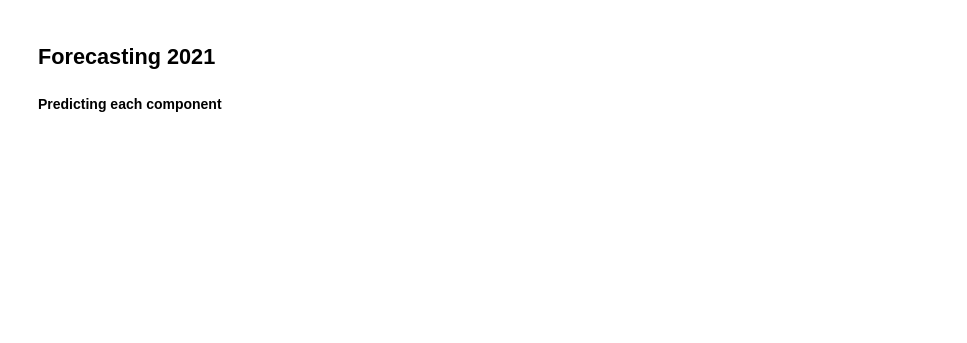
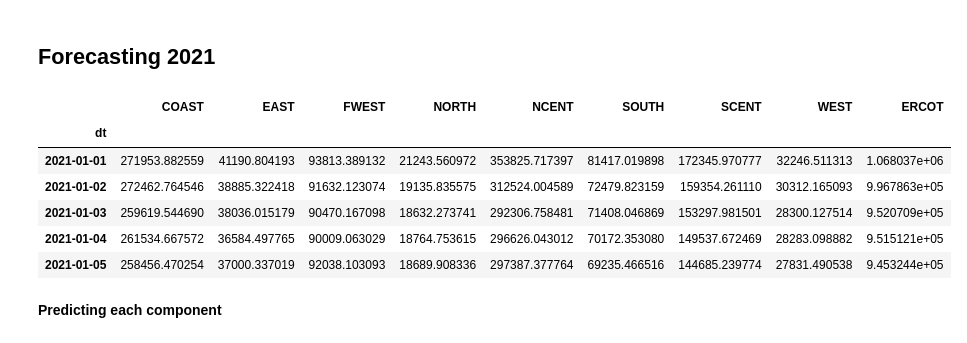
Before and after one commit to NYU-ComputationalSocialScience/ECON-GA-4004, a Jupyter notebook: lectures/L06_time_series/03b_energy_data.ipynb, the cells around one changed output. Cells and saved outputs as stored; diff of their text form; code cells hidden in the pictures; blank space fills up the shorter version.

```diff
--- a/lectures/L06_time_series/03b_energy_data.ipynb
+++ b/lectures/L06_time_series/03b_energy_data.ipynb
@@ -184,25 +227,15 @@ print(arma_res.summary())
 # %% [markdown]
 ## Forecasting 2021
 # %%
-# url_to_use = "http://www.ercot.com/content/wcm/key_documents_lists/89022/Native_Load_2021.zip"
+load_2021 = pd.read_parquet("load_2017_2022.parquet").loc["2021"]
+nobs_2021 = load_2021.shape[0]
 
-# res = requests.get(url_to_use)
-# zf = zipfile.ZipFile(BytesIO(res.content))
-# load_2021 = pd.read_excel(
-#     zf.read(zf.filelist[0].filename),
-#     engine="openpyxl"
-# ).rename(
-#     columns={
-#         "HourEnding": "dt",
-#         "Hour Ending": "dt"
-#     }
-# )
-
-# # Convert hours from 1-24 to 0-23
-# for i in range(24):
-#     old, new = f"{i+1:02}:00", f"{i:02}:00"
-#     load_2021["dt"] = load_2021["dt"].str.replace(old, new)
-# load_2021["dt"] = pd.to_datetime(load_2021["dt"])
-# load_2021 = load_2021.set_index("dt").resample("D").sum()
-
-# load_2021.to_parquet("load_2021.parquet")
+load_2021.head()
+# %% [output]
+|  | COAST | EAST | FWEST | NORTH | NCENT | SOUTH | SCENT | WEST | ERCOT |
+| dt |  |  |  |  |  |  |  |  |  |
+| 2021-01-01 | 271953.882559 | 41190.804193 | 93813.389132 | 21243.560972 | 353825.717397 | 81417.019898 | 172345.970777 | 32246.511313 | 1.068037e+06 |
+| 2021-01-02 | 272462.764546 | 38885.322418 | 91632.123074 | 19135.835575 | 312524.004589 | 72479.823159 | 159354.261110 | 30312.165093 | 9.967863e+05 |
+| 2021-01-03 | 259619.544690 | 38036.015179 | 90470.167098 | 18632.273741 | 292306.758481 | 71408.046869 | 153297.981501 | 28300.127514 | 9.520709e+05 |
+| 2021-01-04 | 261534.667572 | 36584.497765 | 90009.063029 | 18764.753615 | 296626.043012 | 70172.353080 | 149537.672469 | 28283.098882 | 9.515121e+05 |
+| 2021-01-05 | 258456.470254 | 37000.337019 | 92038.103093 | 18689.908336 | 297387.377764 | 69235.466516 | 144685.239774 | 27831.490538 | 9.453244e+05 |
```
Also changed, not shown: parts of 13 cells of this notebook.
